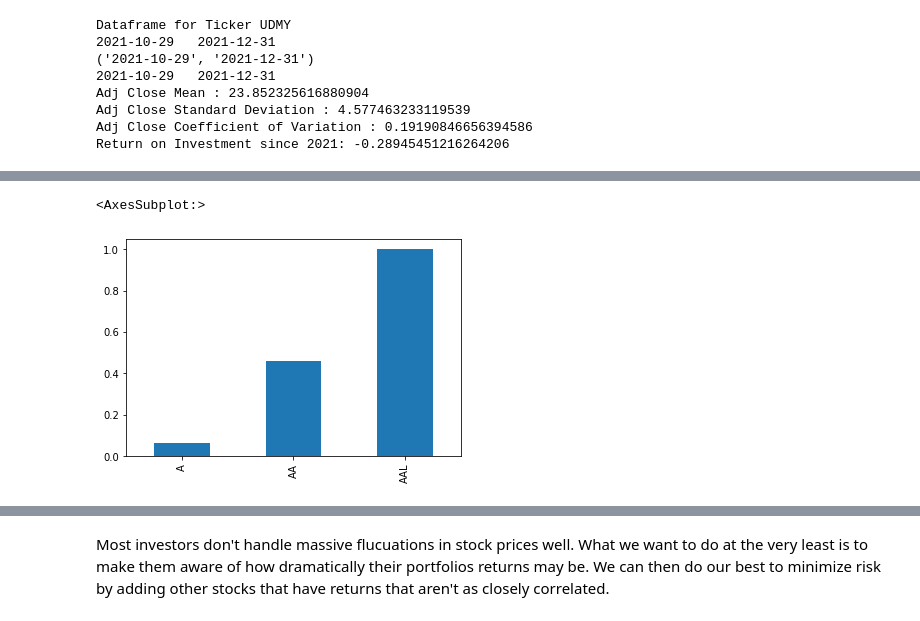
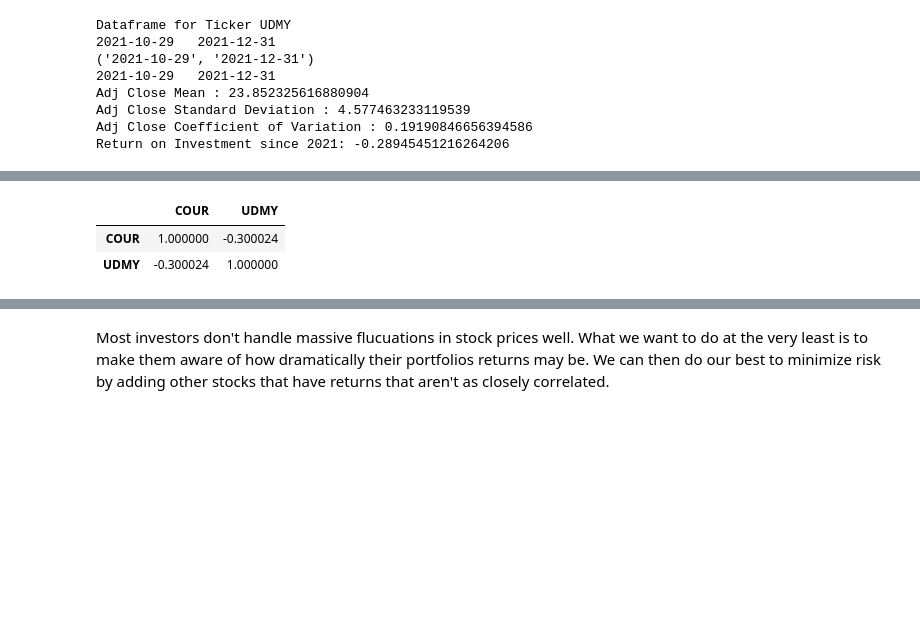
Before and after one commit to Mustaphayinka/Time_Series_Analysis, a Jupyter notebook: Analysis5.ipynb, the cells around one changed output, grey strips where cells are left out. Drawn from its saved outputs; the diff is of its cells as text; code cells hidden in the pictures; blank space fills up the shorter version.

```diff
--- a/Analysis5.ipynb
+++ b/Analysis5.ipynb
@@ -385,26 +399,27 @@ def merge_df_by_column_name_2(col_name, sdate, edate, *tickers):
 # %%
 # Correlation tells us how closely 2 stocks returns move together
 # Correlation is a standardized value lying between -1 and 1
 # When this value is greater that .5 we say that these stocks are strongly correlated
 # Of course each stocks price is perfectly correlated with itself
 
 # We focus on the correlation of returns because investors care about returns
 
 # Merge all stock price data into 1 dataframe
-faang_list = ["A", "AA", "AAL"]
-mult_df = merge_df_by_column_name_2('daily_return','2021-01-01','2022-01-01', *faang_list)
+test_list = ["COUR", "UDMY"]
+mult_df = merge_df_by_column_name_2('daily_return','2021-01-01','2022-01-01', *test_list)
 mult_df
 
 # Generate a Correlation Matrix
 # mult_df.corr()
 
 # We can look at the correlation between Netflix and the others
-mult_df.corr()['AAL']
+mult_df.corr()#['COUR']
 
 # # We can plot this in a bar chart
-mult_df.corr()['AAL'].plot(kind='bar')
+mult_df.corr()
 # %% [output]
-<AxesSubplot:>
-[figure, removed]
+|  | COUR | UDMY |
+| COUR | 1.000000 | -0.300024 |
+| UDMY | -0.300024 | 1.000000 |
 # %%
 # Get the variance of a stock
```
Also changed, not shown: parts of 13 cells of this notebook.
